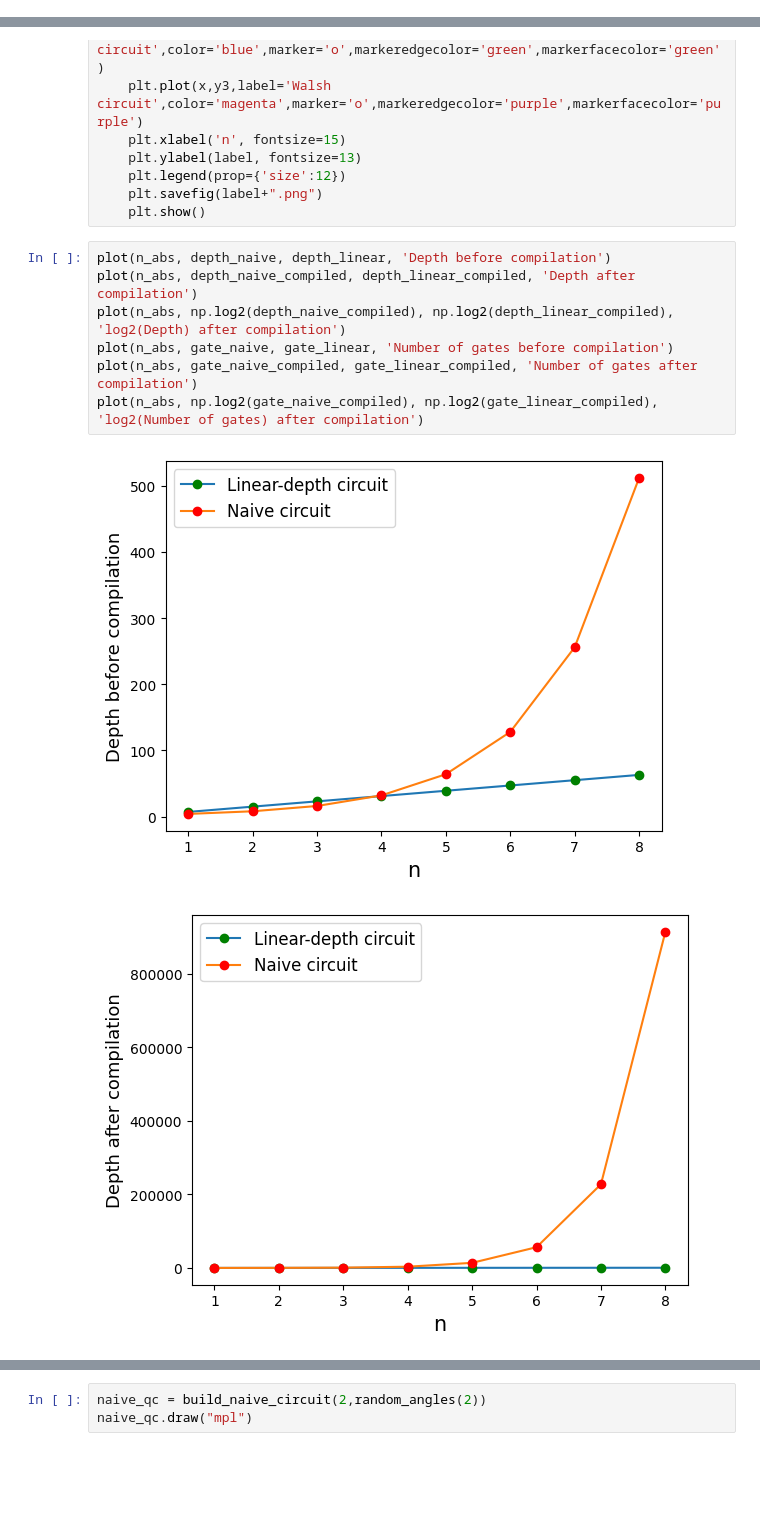
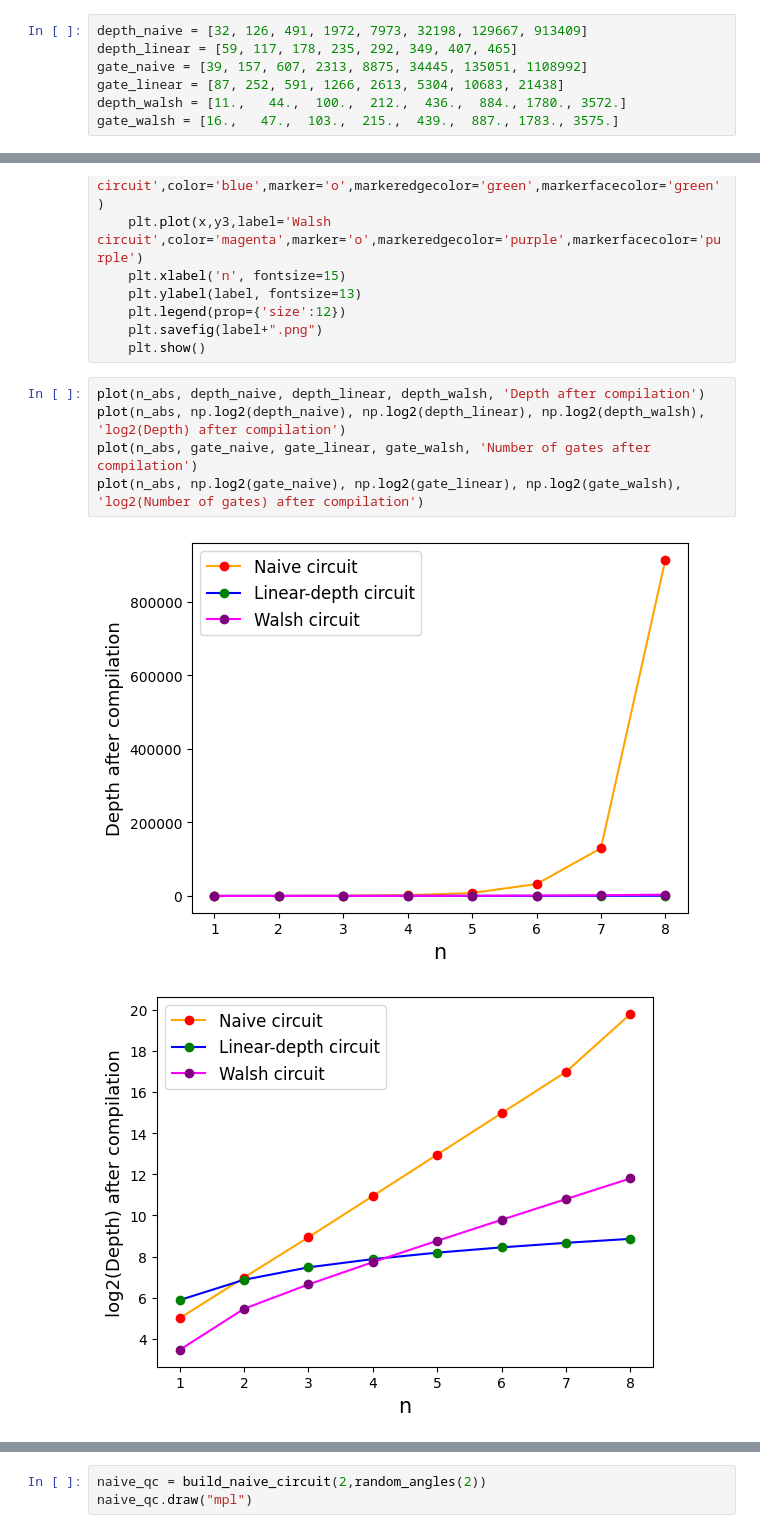
Before and after one commit to ugo-nzongani/Position-dependent-coin-operators, a Jupyter notebook: simulation.ipynb, the cells around one changed output, grey strips where cells are left out. Saved outputs shown, nothing was run; the diff lists cells and outputs as text; blank space fills up the shorter version.

```diff
--- a/simulation.ipynb
+++ b/simulation.ipynb
@@ -166,3 +135,10 @@ gate_linear_compiled
+# %%
+depth_naive = [32, 126, 491, 1972, 7973, 32198, 129667, 913409]
+depth_linear = [59, 117, 178, 235, 292, 349, 407, 465]
+gate_naive = [39, 157, 607, 2313, 8875, 34445, 135051, 1108992]
+gate_linear = [87, 252, 591, 1266, 2613, 5304, 10683, 21438]
+depth_walsh = [11.,   44.,  100.,  212.,  436.,  884., 1780., 3572.]
+gate_walsh = [16.,   47.,  103.,  215.,  439.,  887., 1783., 3575.]
 # %%
 def plot(x,y1,y2,y3,label):
     plt.plot(x,y1,label='Naive circuit',color='orange',marker='o',markeredgecolor='red',markerfacecolor='red')
@@ -174,12 +150,10 @@ def plot(x,y1,y2,y3,label):
     plt.savefig(label+".png")
     plt.show()
 # %%
-plot(n_abs, depth_naive, depth_linear, 'Depth before compilation')
-plot(n_abs, depth_naive_compiled, depth_linear_compiled, 'Depth after compilation')
-plot(n_abs, np.log2(depth_naive_compiled), np.log2(depth_linear_compiled), 'log2(Depth) after compilation')
-plot(n_abs, gate_naive, gate_linear, 'Number of gates before compilation')
-plot(n_abs, gate_naive_compiled, gate_linear_compiled, 'Number of gates after compilation')
-plot(n_abs, np.log2(gate_naive_compiled), np.log2(gate_linear_compiled), 'log2(Number of gates) after compilation')
+plot(n_abs, depth_naive, depth_linear, depth_walsh, 'Depth after compilation')
+plot(n_abs, np.log2(depth_naive), np.log2(depth_linear), np.log2(depth_walsh), 'log2(Depth) after compilation')
+plot(n_abs, gate_naive, gate_linear, gate_walsh, 'Number of gates after compilation')
+plot(n_abs, np.log2(gate_naive), np.log2(gate_linear), np.log2(gate_walsh), 'log2(Number of gates) after compilation')
 # %% [output]
-[figure, old version]
+[figure, new version]
-[figure, old version]
+[figure, new version]
```
Also changed, not shown: parts of 20 cells of this notebook.
